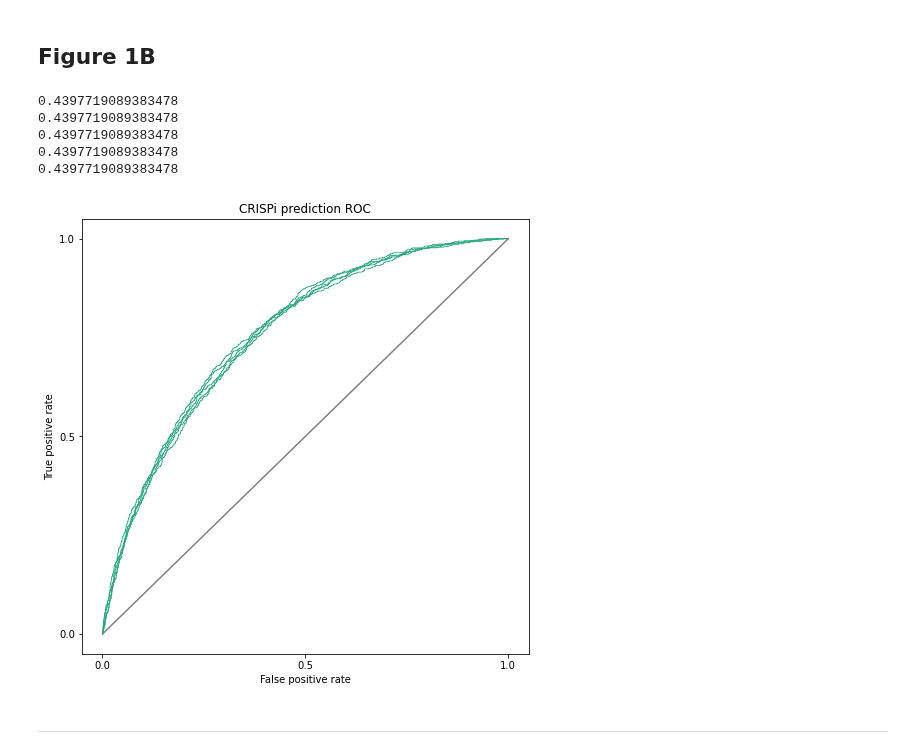
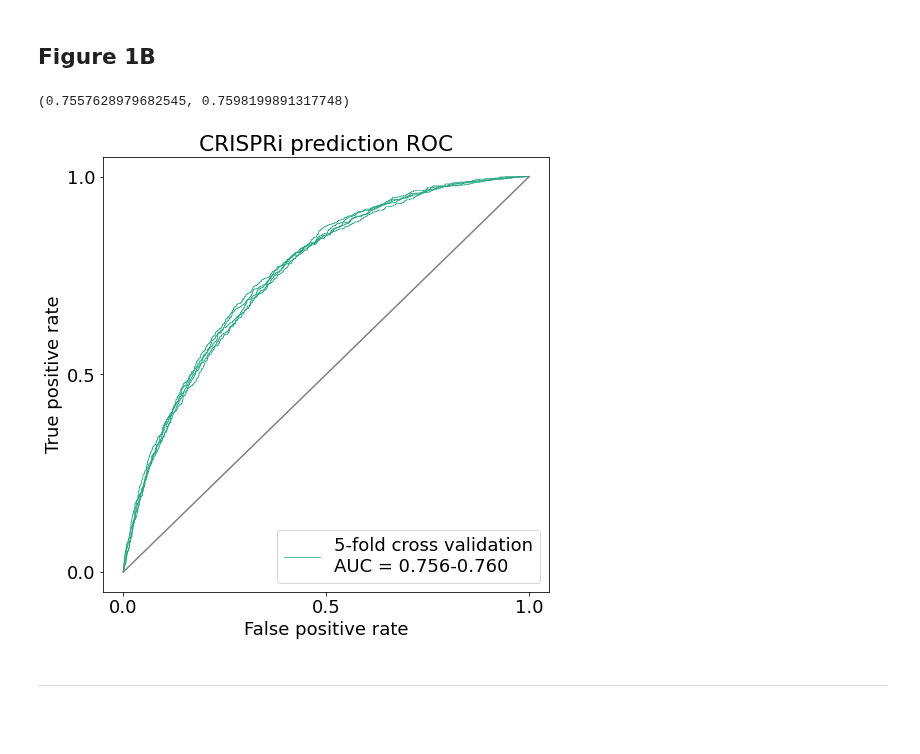
Before and after one commit to AnthonyHein/QCB455Project, a Jupyter notebook: Fitting.ipynb, the cells around one changed output. Saved outputs shown, nothing was run; the diff lists cells and outputs as text; code cells hidden in the pictures; blank space fills up the shorter version.

```diff
--- a/Fitting.ipynb
+++ b/Fitting.ipynb
@@ -39,6 +39,7 @@ from sklearn import metrics
 from sklearn.metrics import roc_auc_score
 # %%
 np.random.seed(0)
+plt.rcParams.update({'font.size': 18})
 # %% [markdown]
 ---
 # %% [markdown]
@@ -179,38 +180,36 @@ np.save("coef_elastic.npy", tpl_arr)
 ---
 # %% [markdown]
 ## Figure 1B
-# %%
-for model in models:
-    print(model.intercept_)
-# %% [output]
-0.4397719089383478
-0.4397719089383478
-0.4397719089383478
-0.4397719089383478
-0.4397719089383478
+# %%
+min(roc_aucs), max(roc_aucs)
+# %% [output]
+(0.7557628979682545, 0.7598199891317748)
 # %%
 fig = plt.figure(figsize=(8,8))
 ax1 = fig.add_subplot(111)
 
 for i in range(len(models)):
 
     test_idxs = splits[i][1]
 
     preds_arr = models[i].predict(features_arr_std[test_idxs])
     scores_bin = scores_arr[test_idxs] > 0.75
 
     fpr, tpr, thresholds = metrics.roc_curve(scores_bin, preds_arr)
-    ax1.plot(fpr, tpr, lw=0.75, color="#2aa782")
+    ax1.plot(fpr, tpr, lw=0.75, color="#2aa782", label='5-fold cross validation\nAUC = 0.756-0.760')
+
+    if i == 0:
+        ax1.legend()
 
 ax1.plot(np.array([0,1]), np.array([0,1]), color="gray")
 ax1.set_xlabel("False positive rate")
 ax1.set_ylabel("True positive rate")
 ax1.set_xticks(np.array([0, 0.5, 1]))
 ax1.set_yticks(np.array([0, 0.5, 1]))
-ax1.set_title("CRISPi prediction ROC")
+ax1.set_title("CRISPRi prediction ROC")
 plt.show()
 # %% [output]
-[figure, old version]
+[figure, new version]
 # %% [markdown]
 ---
 # %% [markdown]
```
Also changed, not shown: 1 other file.
